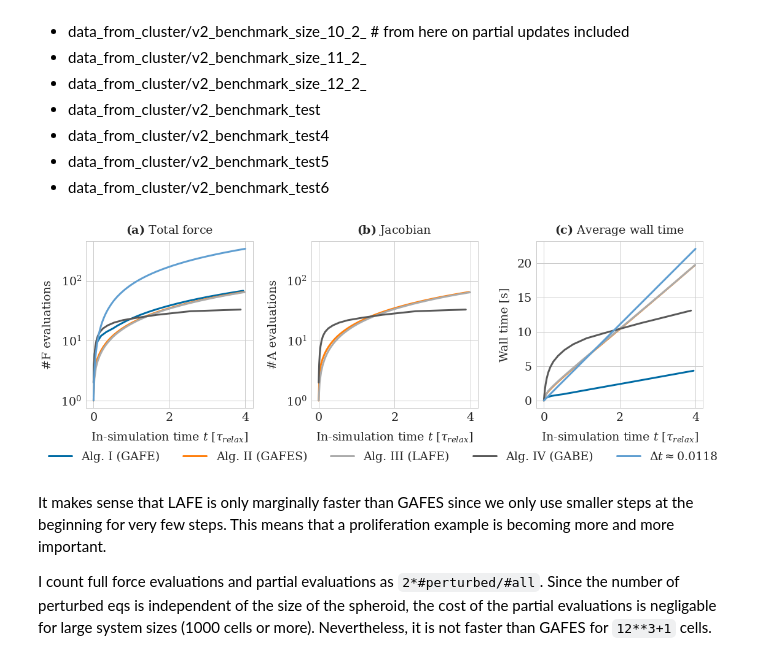
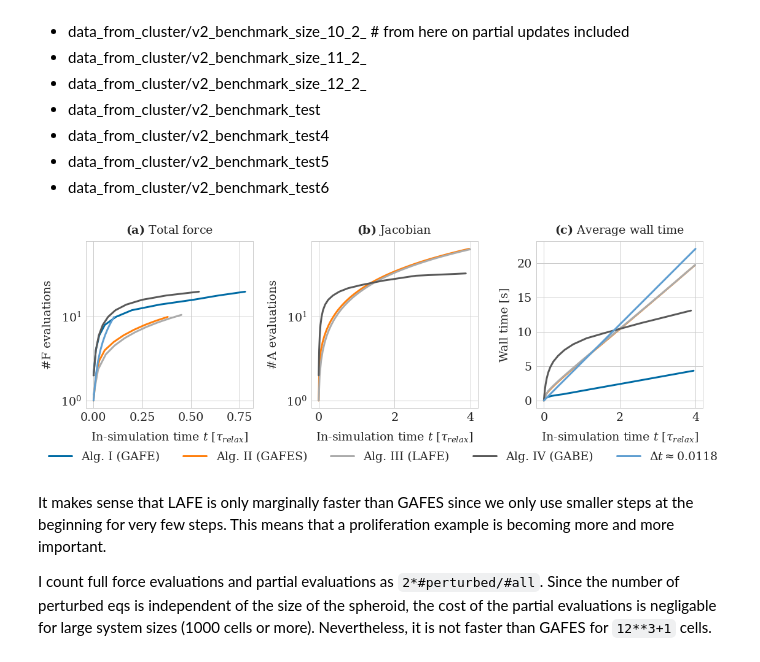
Before and after one commit to somathias/cbmos, a Jupyter notebook: experiments/exp-draft_single_proliferation_event_within_spheroid.ipynb, the cells around one changed output. Saved outputs shown, nothing was run; the diff lists cells and outputs as text; code cells hidden in the pictures.

```diff
--- a/experiments/exp-draft_single_proliferation_event_within_spheroid.ipynb
+++ b/experiments/exp-draft_single_proliferation_event_within_spheroid.ipynb
@@ -514,35 +514,35 @@ labels['fixed_dt'] = r'$\Delta t\approx$'+str(np.round(dt_f, 4))
 
 fig, (ax1, ax2, ax3) = plt.subplots(1, 3, figsize=(18, 6), gridspec_kw={'hspace':0.2, 'wspace': 0.35})
 
 for i, alg in enumerate(algorithms):
     ax3.plot(ts_s[alg][:-1], exec_times[alg], label=labels[alg], color=defcolors[i])
 #    ax1.plot(ts_s[alg][:-1], min_exec_times[alg], label=labels[alg], linestyle='--', color=defcolors[i])
 #    ax1.plot(ts_s[alg][:-1], max_exec_times[alg], label=labels[alg], linestyle=':', color=defcolors[i])
-    ax1.semilogy(ts_s[alg][:-1], F_evaluations[alg], label=labels[alg])
+    ax1.semilogy(ts_s[alg][:10], F_evaluations[alg][:10], label=labels[alg])
     ax2.semilogy(ts_s[alg][:-1], A_evaluations[alg][:len(ts_s[alg])-1], label=labels[alg])
 #ax2.legend()
 ax1.set(xlabel=r'In-simulation time $t$ [$ \tau_{relax}$]')
 ax3.set_ylabel('Wall time [s]')
 
 ax2.set(xlabel=r'In-simulation time $t$ [$ \tau_{relax}$]')
 ax3.set(xlabel=r'In-simulation time $t$ [$ \tau_{relax}$]')
 
 fig.legend(['Alg. I (GAFE)',  'Alg. II (GAFES)', 'Alg. III (LAFE)', 'Alg. IV (GABE)', r'$\Delta t\approx$'+str(np.round(dt_f, 4))], loc=8, ncol=5)
 #ax1.set_ylim([-0.5, 38])
 fig.subplots_adjust(bottom=0.25)
 
 ax1.set_title(r'$\bf{(a)}$ Total force')
 ax2.set_title(r'$\bf{(b)}$ Jacobian')
 ax3.set_title(r'$\bf{(c)}$ Average wall time')
 
 
 ax2.get_shared_y_axes().join(ax1, ax2)
 #ax3.set_yticklabels([])
 ax1.set(ylabel=r'#F evaluations')
 ax2.set(ylabel=r'#A evaluations')
 plt.savefig('locally_comp_spheroid_benchmark.pdf', bbox_inches='tight')
 # %% [output]
-[figure, old version]
+[figure, new version]
 # %% [markdown]
 It makes sense that LAFE is only marginally faster than GAFES since we only use smaller steps at the beginning for very few steps. This means that a proliferation example is becoming more and more important.
 
```
Also changed, not shown: 1 other file.
